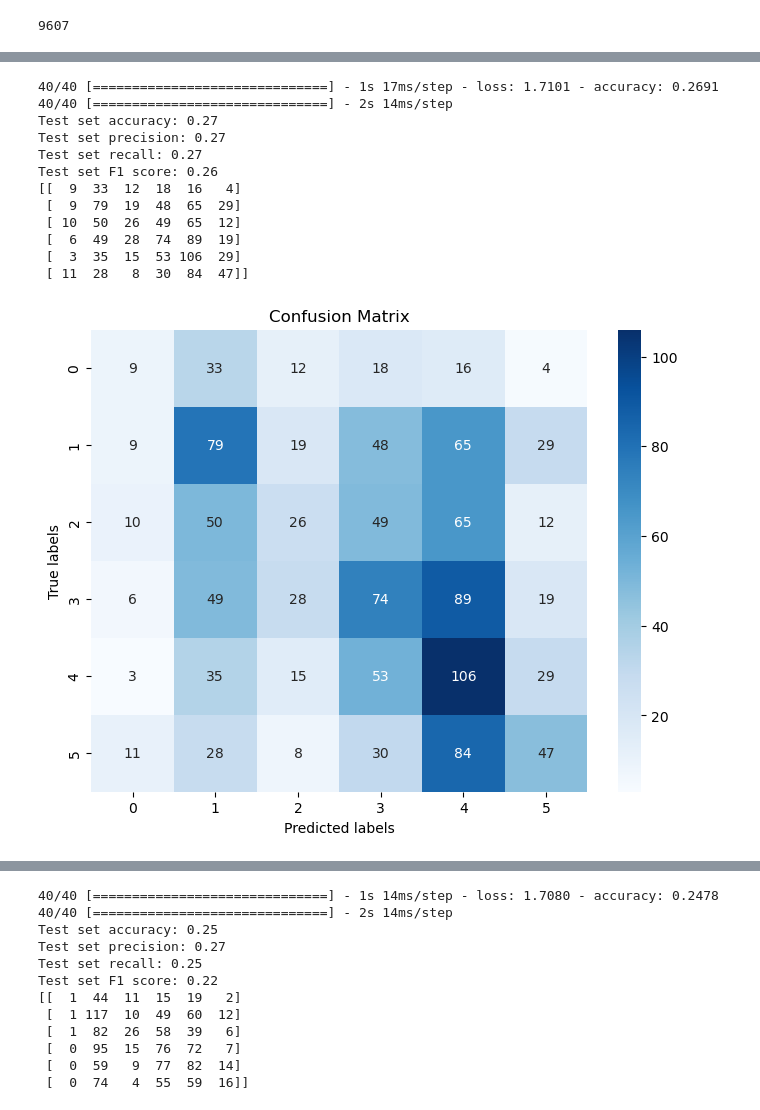
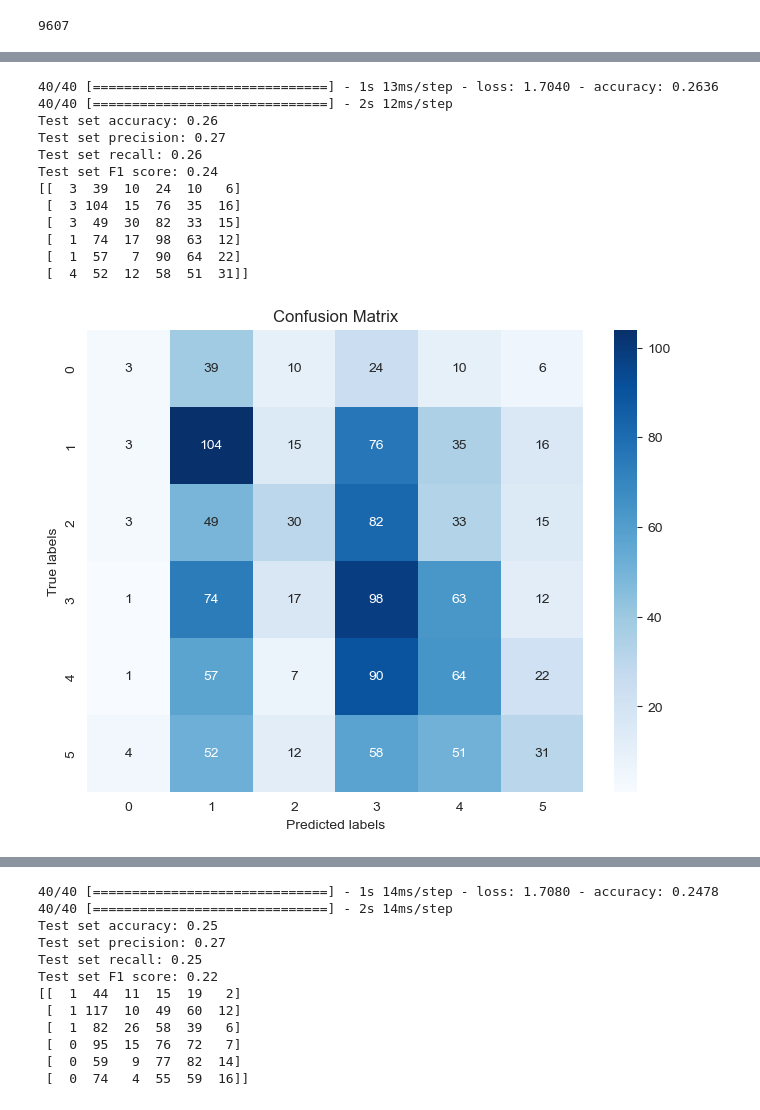
Before and after one commit to f4ths/fyp-fake-news-detection, a Jupyter notebook: ensemble.ipynb, the cells around one changed output, grey strips where cells are left out. Saved outputs shown, nothing was run; the diff lists cells and outputs as text; code cells hidden in the pictures.

```diff
--- a/ensemble.ipynb
+++ b/ensemble.ipynb
@@ -1442,7 +1098,7 @@ learning_rate = 0.0005
 # max_len = 30
 
 # Create and train the JACCARD META, pos_merge, dep_custom model
-dense_model_jaccard_pmerge_dcustom = create_multi_input_dense_model(input_shape_meta, vocab_size_pos_merge, vocab_size_dep_custom, num_classes, learning_rate, max_len)
+dense_model_jaccard_pmerge_dcustom = create_multi_input_dense_model(input_shape_meta, vocab_size_pos_merge, vocab_size_dep_custom, num_classes, learning_rate, pad_len)
 dense_model_jaccard_pmerge_dcustom.fit([X_train_meta_jaccard, X_train_pos_finemerge, X_train_dep_custom], Y_train, epochs=150, batch_size=128, validation_data=([X_val_meta_jaccard, X_val_pos_finemerge, X_val_dep_custom], Y_val), callbacks=[early_stopping, model_checkpoint_jaccard_pmerge_dcustom])
 # %% [output]
 Epoch 1/150
@@ -1489,7 +1145,7 @@ Test set F1 score: 0.18
 # JACCARD META, pos_default, dep_fine
 # INITIALISE
 input_shape_meta = (X_train_meta_jaccard.shape[1],) # JACCARD META
-vocab_size_pos_custom =  max(pos_dict_default.values())+1 # CUSTOM POS
+vocab_size_pos_custom =  max(pos_dict_custom.values())+1 # CUSTOM POS
 vocab_size_dep_fine = max(dep_dict_fine.values())+1 # FINE GRAINED DEP
 
 model_checkpoint_jaccard_pdefault_dfine = ModelCheckpoint(filepath='best_model_jaccard_pdefault_dfine.h5', monitor='val_loss', save_best_only=True)
@@ -1500,8 +1156,8 @@ learning_rate = 0.0005
 # max_len = 30
 
 # Create and train the JACCARD META, pos_custom, dep_fine model
-dense_model_jaccard_pcustom_dfine = create_multi_input_dense_model(input_shape_meta, vocab_size_pos_custom, vocab_size_dep_fine, num_classes, learning_rate, max_len)
-dense_model_jaccard_pcustom_dfine.fit([X_train_meta_jaccard, X_train_pos_default, X_train_dep_fine], Y_train, epochs=150, batch_size=128, validation_data=([X_val_meta_jaccard, X_val_pos_default, X_val_dep_fine], Y_val), callbacks=[early_stopping, model_checkpoint_jaccard_pdefault_dfine])
+dense_model_jaccard_pcustom_dfine = create_multi_input_dense_model(input_shape_meta, vocab_size_pos_custom, vocab_size_dep_fine, num_classes, learning_rate, pad_len)
+dense_model_jaccard_pcustom_dfine.fit([X_train_meta_jaccard, X_train_pos_custom, X_train_dep_fine], Y_train, epochs=150, batch_size=128, validation_data=([X_val_meta_jaccard, X_val_pos_custom, X_val_dep_fine], Y_val), callbacks=[early_stopping, model_checkpoint_jaccard_pdefault_dfine])
 # %% [output]
 Epoch 1/150
 80/80 [==============================] - 4s 30ms/step - loss: 2.6531 - accuracy: 0.1986 - val_loss: 2.3351 - val_accuracy: 0.1947
@@ -1543,9 +1199,6 @@ Test set F1 score: 0.18
  [  0  77   0  44  87   0]]
 [figure]
 # %%
-from keras.optimizers import SGD
-
-
 # BiLSTM-GRU Model for statement features
 def create_bilstm_gru_model(vocab_size, embedding_dim, embedding_matrix, input_length, learning_rate):
     inputs = Input(shape=(input_length,))
@@ -1560,7 +1213,7 @@ def create_bilstm_gru_model(vocab_size, embedding_dim, embedding_matrix, input_l
     concat = Concatenate()([max_pool_lstm, max_pool_gru, avg_pool_lstm, avg_pool_gru])
     output = Dense(6, activation='sigmoid')(concat)
     model = Model(inputs=inputs, outputs=output)
-    optimizer = SGD(learning_rate=learning_rate)
+    optimizer = Adam(learning_rate=learning_rate)
     model.compile(optimizer=optimizer, loss='categorical_crossentropy', metrics=['accuracy'])
     return model
 # %%
@@ -1576,13 +1229,13 @@ len(embedding_matrix)
 vocab_size = len(vocabulary_dict_spacy) + 1
 embedding_dim = 300
 embedding_matrix = embedding_matrix_spacy_300d
-input_length = 30 # same as max_len
-learning_rate = 0.0005
+# input_length = 30 # same as max_len
+learning_rate = 0.00025
 
-bilstm_gru_model_spacy = create_bilstm_gru_model(vocab_size, embedding_dim, embedding_matrix, input_length, learning_rate)
+bilstm_gru_model_spacy = create_bilstm_gru_model(vocab_size, embedding_dim, embedding_matrix, pad_len, learning_rate)
 
 # model checkpoint
-model_checkpoint_bilstm_gru_spacy = ModelCheckpoint(filepath='best_model_bilstm_gru_spacy.h5', monitor='val_loss', save_best_only=False)
+model_checkpoint_bilstm_gru_spacy = ModelCheckpoint(filepath='best_model_bilstm_gru_spacy.h5', monitor='val_loss', save_best_only=True)
 # early stopping
 early_stopping = EarlyStopping(monitor='val_loss', patience=3, restore_best_weights=False)
 
@@ -1613,22 +1269,22 @@ Epoch 7/15
 # %%
 # evaluate bilstm_gru_model_spacy and make prediction and plot confusion matrix
 evaluation = bilstm_gru_model_spacy.evaluate(X_test_spacy, Y_test)
 best_model_bilstm_gru_spacy = load_model('best_model_bilstm_gru_spacy.h5')
 
-predictions = best_model_bilstm_gru_spacy.predict(X_test_spacy)
-predict_and_plot_matrix(predictions)
+bilstm_gru_spacy_predictions = best_model_bilstm_gru_spacy.predict(X_test_spacy)
+plot_matrix(bilstm_gru_spacy_predictions)
 # %% [output]
-40/40 [==============================] - 1s 17ms/step - loss: 1.7101 - accuracy: 0.2691
-40/40 [==============================] - 2s 14ms/step
-Test set accuracy: 0.27
+40/40 [==============================] - 1s 13ms/step - loss: 1.7040 - accuracy: 0.2636
+40/40 [==============================] - 2s 12ms/step
+Test set accuracy: 0.26
 Test set precision: 0.27
-Test set recall: 0.27
-Test set F1 score: 0.26
-[[  9  33  12  18  16   4]
- [  9  79  19  48  65  29]
- [ 10  50  26  49  65  12]
- [  6  49  28  74  89  19]
- [  3  35  15  53 106  29]
- [ 11  28   8  30  84  47]]
+Test set recall: 0.26
+Test set F1 score: 0.24
+[[  3  39  10  24  10   6]
+ [  3 104  15  76  35  16]
+ [  3  49  30  82  33  15]
+ [  1  74  17  98  63  12]
+ [  1  57   7  90  64  22]
+ [  4  52  12  58  51  31]]
-[figure, old version]
+[figure, new version]
 # %%
```
Also changed, not shown: parts of 75 cells of this notebook.
